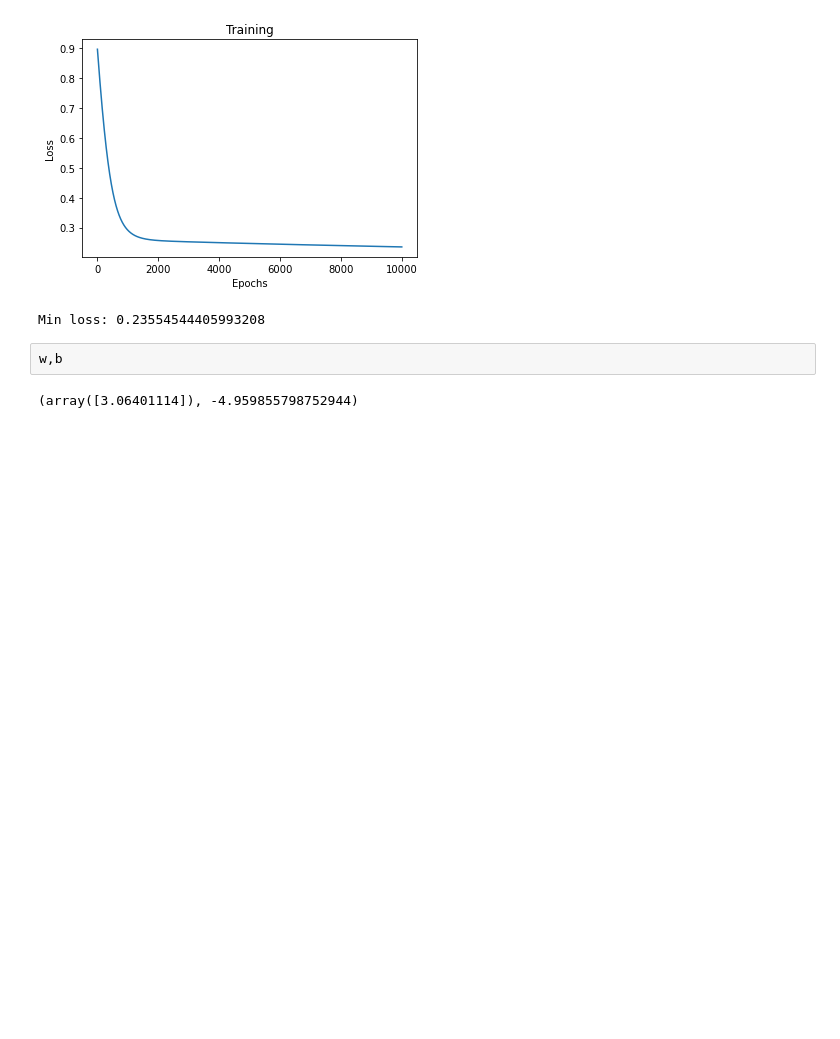
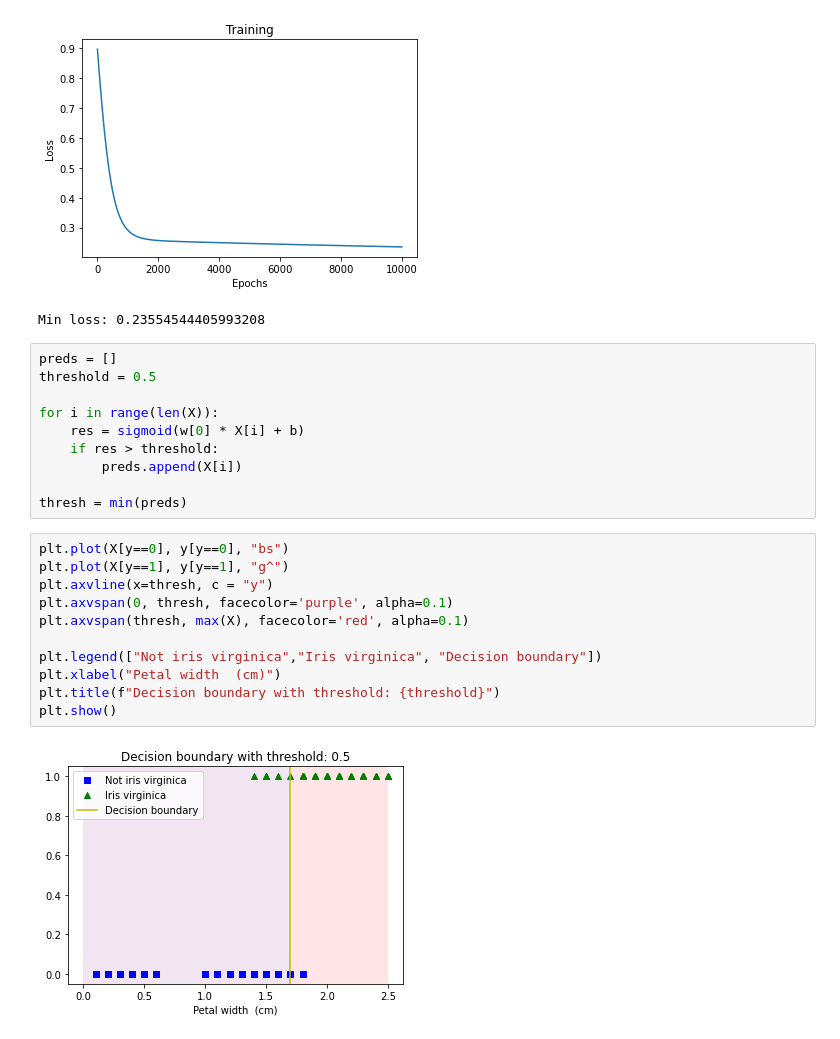
Before and after one commit to szelesaron/ml-from-scratch, a Jupyter notebook: 2-logistic-regression.ipynb, the cells around one changed output. Saved outputs shown, nothing was run; the diff lists cells and outputs as text; blank space fills up the shorter version.

```diff
--- a/2-logistic-regression.ipynb
+++ b/2-logistic-regression.ipynb
@@ -93,7 +95,26 @@ print(f"Min loss: {min(J_hist)}")
 # %% [output]
 [figure]
 Min loss: 0.23554544405993208
-# %%
-w,b
-# %% [output]
-(array([3.06401114]), -4.959855798752944)
+# %%
+preds = []
+threshold = 0.5
+
+for i in range(len(X)):
+    res = sigmoid(w[0] * X[i] + b)
+    if res > threshold:
+        preds.append(X[i])
+
+thresh = min(preds)
+# %%
+plt.plot(X[y==0], y[y==0], "bs")
+plt.plot(X[y==1], y[y==1], "g^")
+plt.axvline(x=thresh, c = "y")
+plt.axvspan(0, thresh, facecolor='purple', alpha=0.1)
+plt.axvspan(thresh, max(X), facecolor='red', alpha=0.1)
+
+plt.legend(["Not iris virginica","Iris virginica", "Decision boundary"])
+plt.xlabel("Petal width  (cm)")
+plt.title(f"Decision boundary with threshold: {threshold}")
+plt.show()
+# %% [output]
+[figure, added]
```
Also changed, not shown: parts of 1 cell of this notebook.
